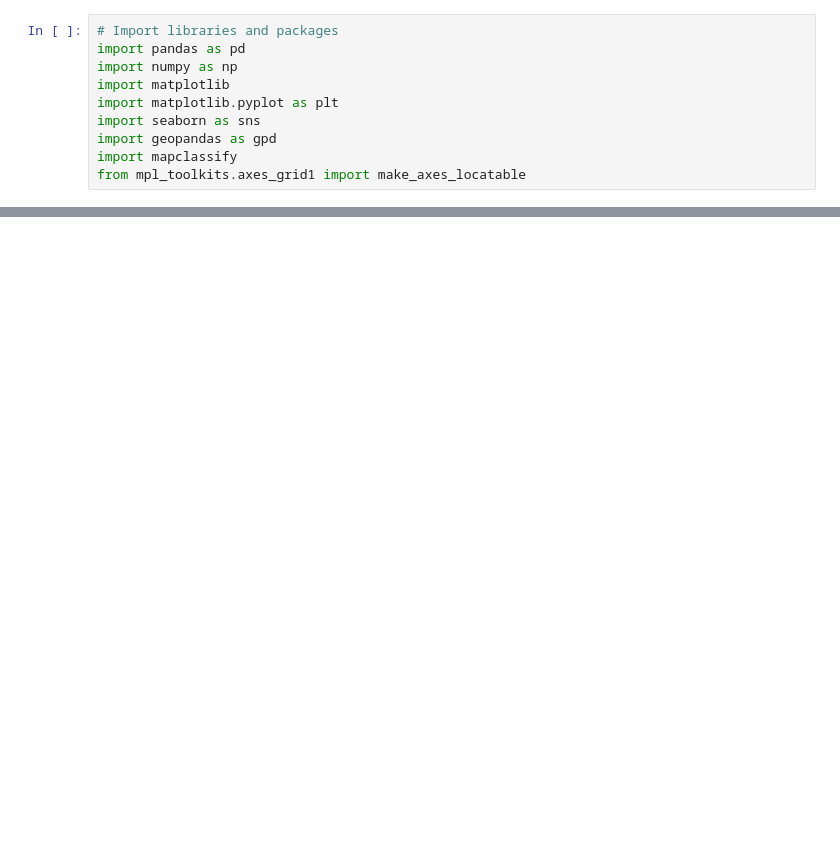
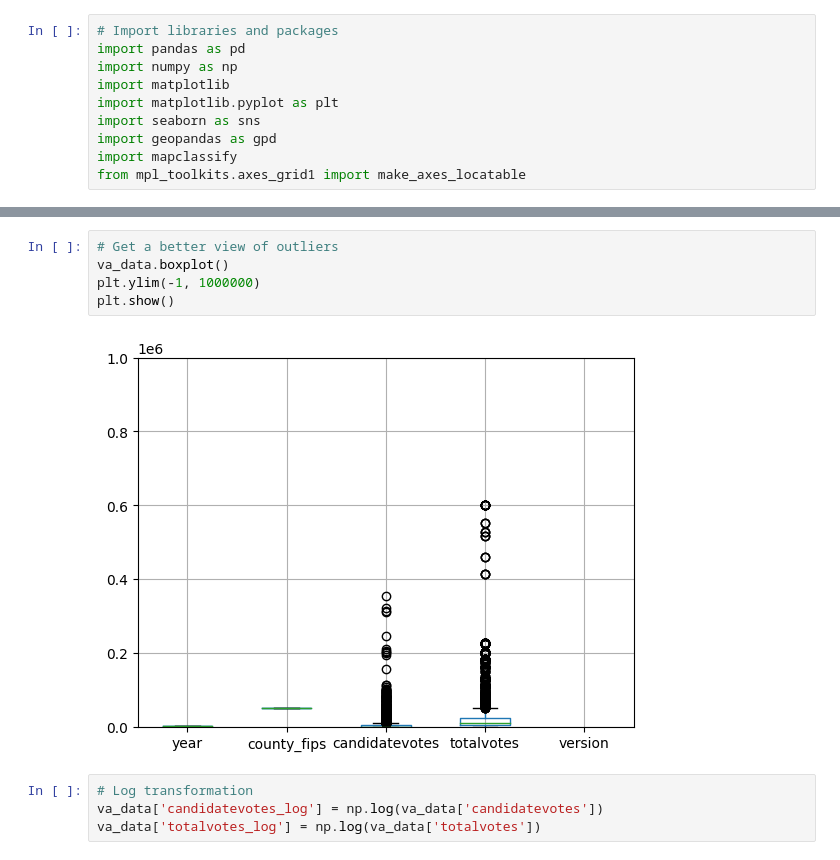
Before and after one commit to amolaka/Notable-Projects, a Jupyter notebook: voting_models.ipynb, the cells around one changed output, grey strips where cells are left out. Cells and saved outputs as stored; diff of their text form; blank space fills up the shorter version.

```diff
--- a/voting_models.ipynb
+++ b/voting_models.ipynb
@@ -46,0 +67,11 @@ KeyError: 'STCOFIPS'
+# %%
+# Get a better view of outliers
+va_data.boxplot()
+plt.ylim(-1, 1000000)
+plt.show()
+# %% [output]
+[figure, added]
+# %%
+# Log transformation
+va_data['candidatevotes_log'] = np.log(va_data['candidatevotes'])
+va_data['totalvotes_log'] = np.log(va_data['totalvotes'])
```
Also changed, not shown: parts of 11 cells of this notebook.
